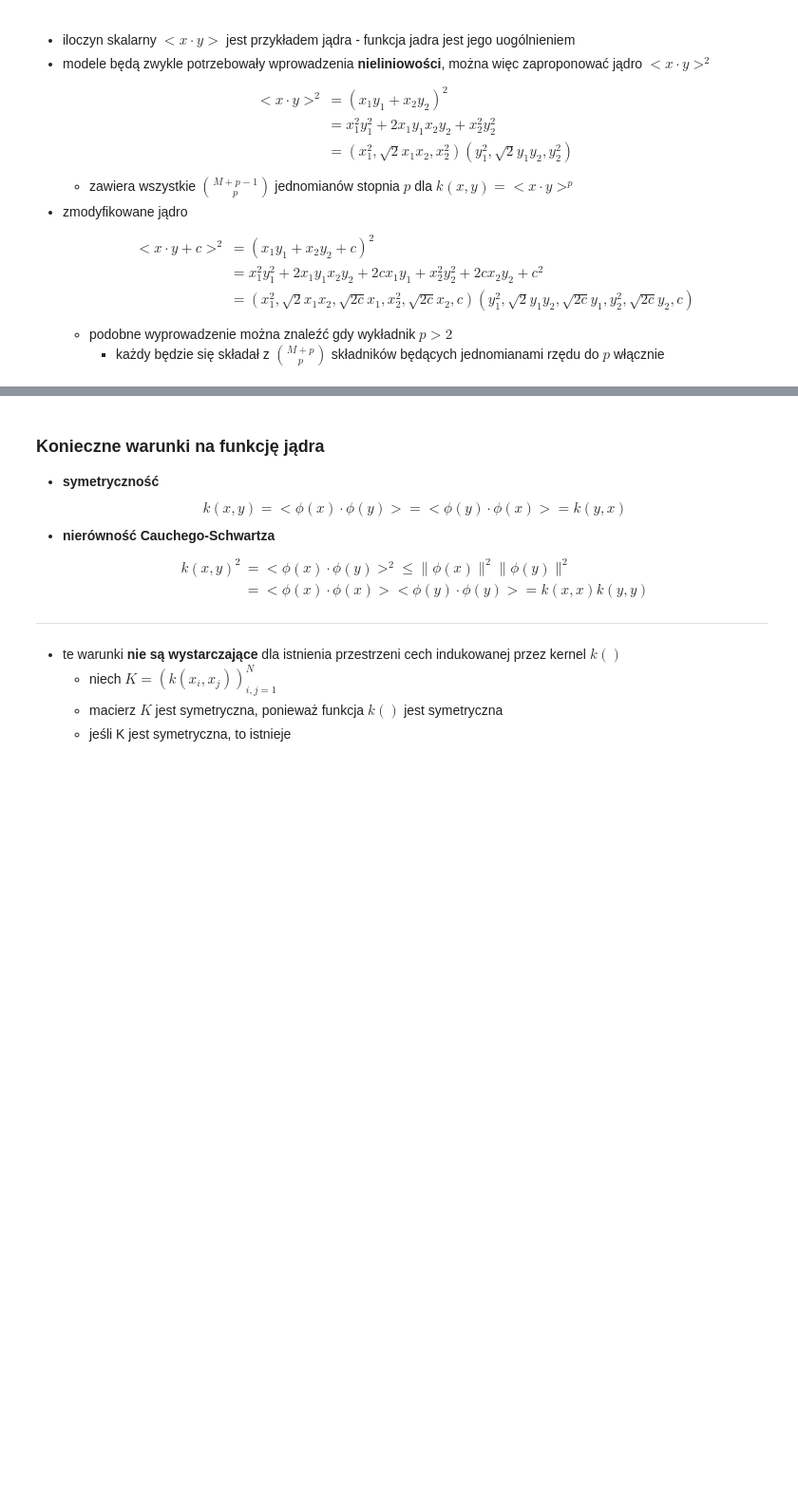
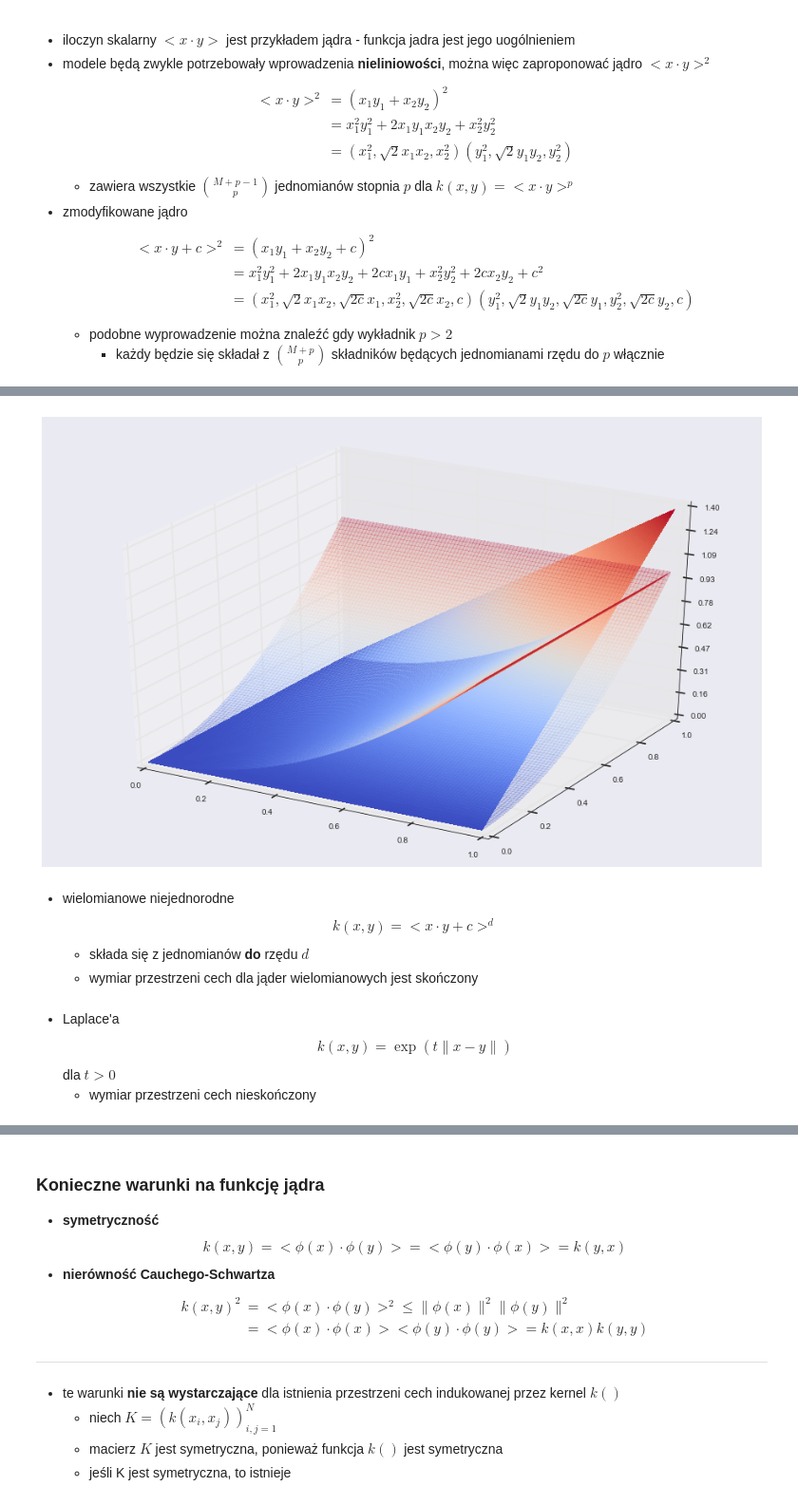
Before and after one commit to igorpodolak/mum2016, a Jupyter notebook: mum2016-6-kernel.ipynb, the cells around one changed output, grey strips where cells are left out. Shown at 95% size. Cells and saved outputs as stored; diff of their text form; code cells hidden in the pictures; blank space fills up the shorter version.

```diff
--- a/mum2016-6-kernel.ipynb
+++ b/mum2016-6-kernel.ipynb
@@ -305,0 +586,36 @@ show(fig)
+# %%
+# a simple plot of a homogenous kernel <x, y>^2
+def plot_homogenous_kernel_3d():
+    fig = plt.figure(figsize=(16, 10))
+    ax = fig.gca(projection='3d')
+    X = np.arange(0, 1, 0.01)
+    Y = np.arange(0, 1, 0.01)
+    X, Y = np.meshgrid(X, Y)
+    Z1 = X ** 2
+    Z2 = np.sqrt(2) * X * Y
+    Z3 = Y ** 2
+    surf = ax.plot_surface(X, Y, Z1, rstride=1, cstride=1, cmap=cm.coolwarm,
+                           linewidth=0, antialiased=False, alpha=0.2)
+    surf = ax.plot_surface(X, Y, Z2, rstride=1, cstride=1, cmap=cm.coolwarm,
+                           linewidth=0, antialiased=False)
+    surf = ax.plot_surface(X, Y, Z3, rstride=1, cstride=1, cmap=cm.coolwarm,
+                           linewidth=0, antialiased=False, alpha=0.2)
+
+    ax.zaxis.set_major_locator(LinearLocator(10))
+    ax.zaxis.set_major_formatter(FormatStrFormatter('%.02f'))
+
+    plt.show()
+# %%
+plot_homogenous_kernel_3d()
+# %% [output]
+[figure, added]
+# %% [markdown]
+* wielomianowe niejednorodne
+$$k(x,y)=<x\cdot y + c>^d$$
+  * składa się z jednomianów __do__ rzędu $d$
+  * wymiar przestrzeni cech dla jąder wielomianowych jest skończony
+# %% [markdown]
+* Laplace'a
+$$k(x,y)=\exp(t\|x-y\|)$$
+dla $t>0$
+  * wymiar przestrzeni cech nieskończony
```
Also changed, not shown: parts of 34 cells of this notebook, 2 other files.
